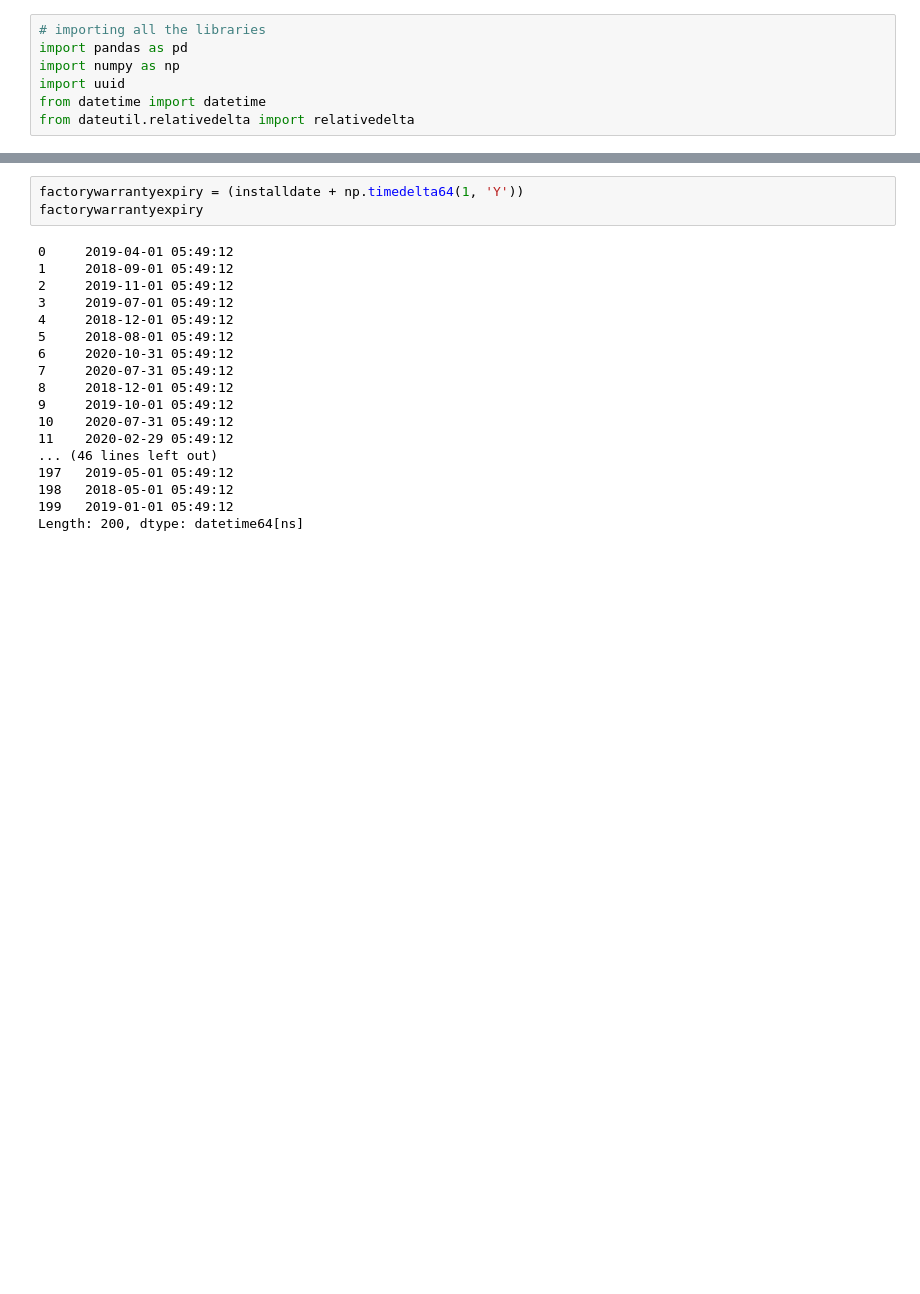
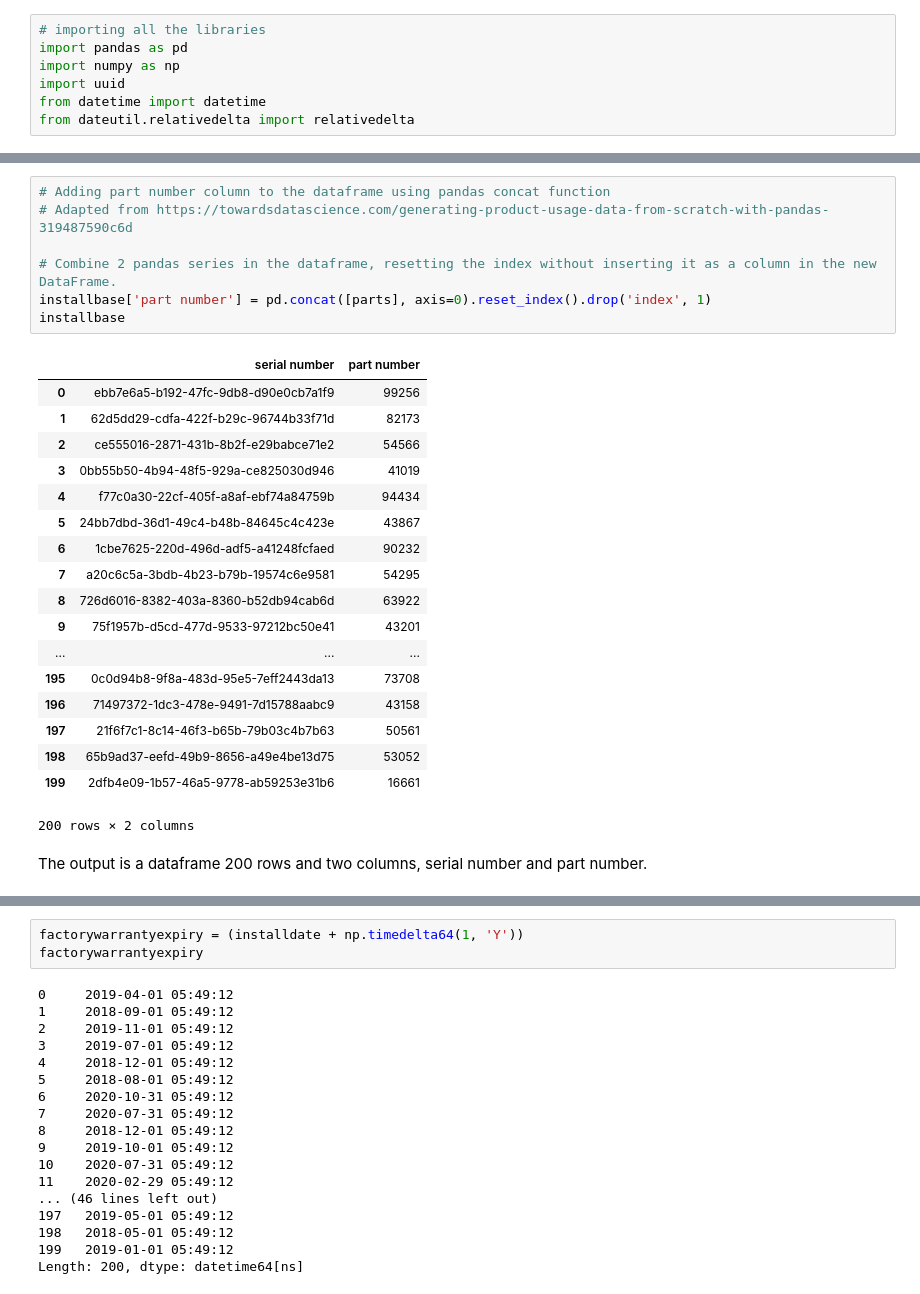
Before and after one commit to pcaulfie/ProgDA-Project, a Jupyter notebook: Install Base Dataset.ipynb, the cells around one changed output, grey strips where cells are left out. Saved outputs shown, nothing was run; the diff lists cells and outputs as text; blank space fills up the shorter version.

```diff
--- a/Install Base Dataset.ipynb
+++ b/Install Base Dataset.ipynb
@@ -93,0 +137,28 @@ installbase
+# %%
+# Adding part number column to the dataframe using pandas concat function
+# Adapted from https://towardsdatascience.com/generating-product-usage-data-from-scratch-with-pandas-319487590c6d
+
+# Combine 2 pandas series in the dataframe, resetting the index without inserting it as a column in the new DataFrame.
+installbase['part number'] = pd.concat([parts], axis=0).reset_index().drop('index', 1)
+installbase
+# %% [output]
+|  | serial number | part number |
+| 0 | ebb7e6a5-b192-47fc-9db8-d90e0cb7a1f9 | 99256 |
+| 1 | 62d5dd29-cdfa-422f-b29c-96744b33f71d | 82173 |
+| 2 | ce555016-2871-431b-8b2f-e29babce71e2 | 54566 |
+| 3 | 0bb55b50-4b94-48f5-929a-ce825030d946 | 41019 |
+| 4 | f77c0a30-22cf-405f-a8af-ebf74a84759b | 94434 |
+| 5 | 24bb7dbd-36d1-49c4-b48b-84645c4c423e | 43867 |
+| 6 | 1cbe7625-220d-496d-adf5-a41248fcfaed | 90232 |
+| 7 | a20c6c5a-3bdb-4b23-b79b-19574c6e9581 | 54295 |
+| 8 | 726d6016-8382-403a-8360-b52db94cab6d | 63922 |
+| 9 | 75f1957b-d5cd-477d-9533-97212bc50e41 | 43201 |
+| ... | ... | ... |
+| 195 | 0c0d94b8-9f8a-483d-95e5-7eff2443da13 | 73708 |
+| 196 | 71497372-1dc3-478e-9491-7d15788aabc9 | 43158 |
+| 197 | 21f6f7c1-8c14-46f3-b65b-79b03c4b7b63 | 50561 |
+| 198 | 65b9ad37-eefd-49b9-8656-a49e4be13d75 | 53052 |
+| 199 | 2dfb4e09-1b57-46a5-9778-ab59253e31b6 | 16661 |
+200 rows × 2 columns
+# %% [markdown]
+The output is a dataframe 200 rows and two columns, serial number and part number.
```
Also changed, not shown: parts of 17 cells of this notebook, 1 other file.
